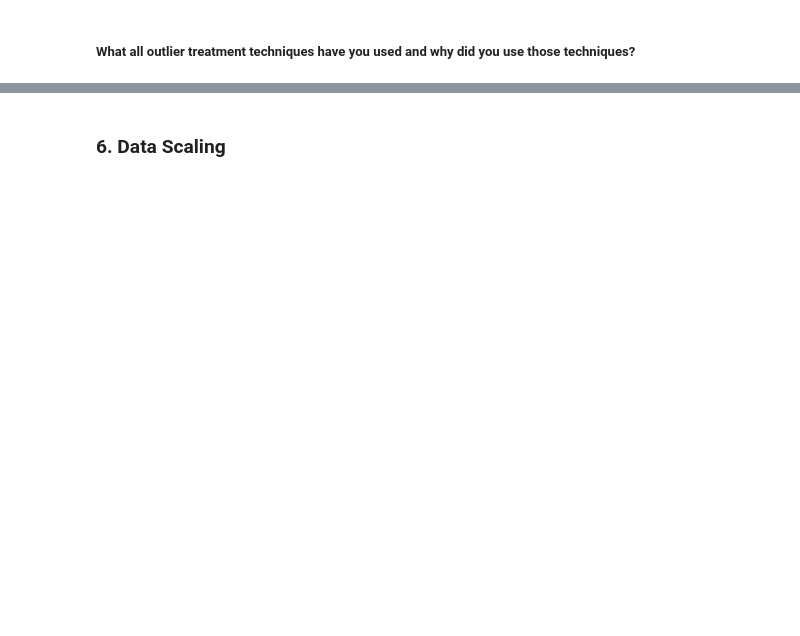
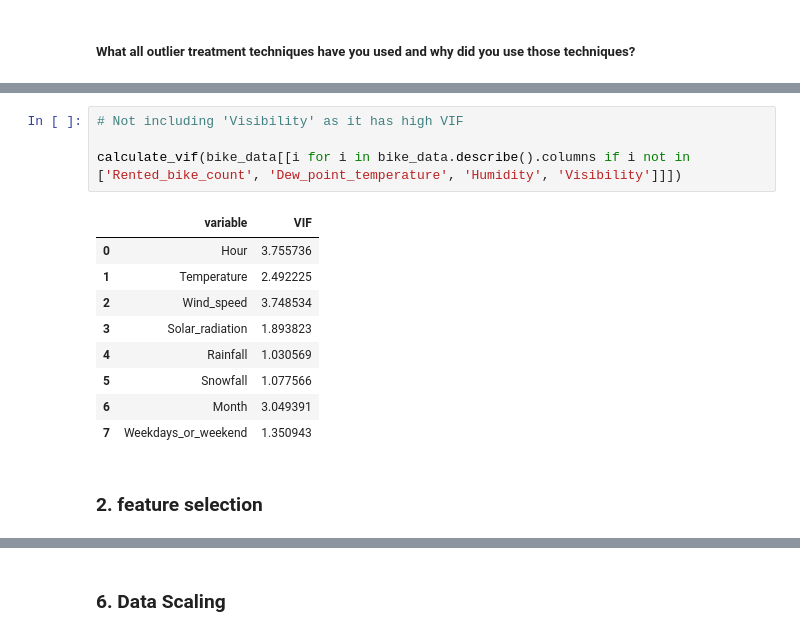
Before and after one commit to OmprakashDebata/Bike-Sharing-Demand-Regression, a Jupyter notebook: Bike_sharing_individual.ipynb, the cells around one changed output, grey strips where cells are left out. Saved outputs shown, nothing was run; the diff lists cells and outputs as text; blank space fills up the shorter version.

```diff
--- a/Bike_sharing_individual.ipynb
+++ b/Bike_sharing_individual.ipynb
@@ -1590,0 +1611,16 @@ Answer Here.
+# %%
+# Not including 'Visibility' as it has high VIF
+
+calculate_vif(bike_data[[i for i in bike_data.describe().columns if i not in ['Rented_bike_count', 'Dew_point_temperature', 'Humidity', 'Visibility']]])
+# %% [output]
+|  | variable | VIF |
+| 0 | Hour | 3.755736 |
+| 1 | Temperature | 2.492225 |
+| 2 | Wind_speed | 3.748534 |
+| 3 | Solar_radiation | 1.893823 |
+| 4 | Rainfall | 1.030569 |
+| 5 | Snowfall | 1.077566 |
+| 6 | Month | 3.049391 |
+| 7 | Weekdays_or_weekend | 1.350943 |
+# %% [markdown]
+### 2. feature selection
```
Also changed, not shown: parts of 91 cells of this notebook.
